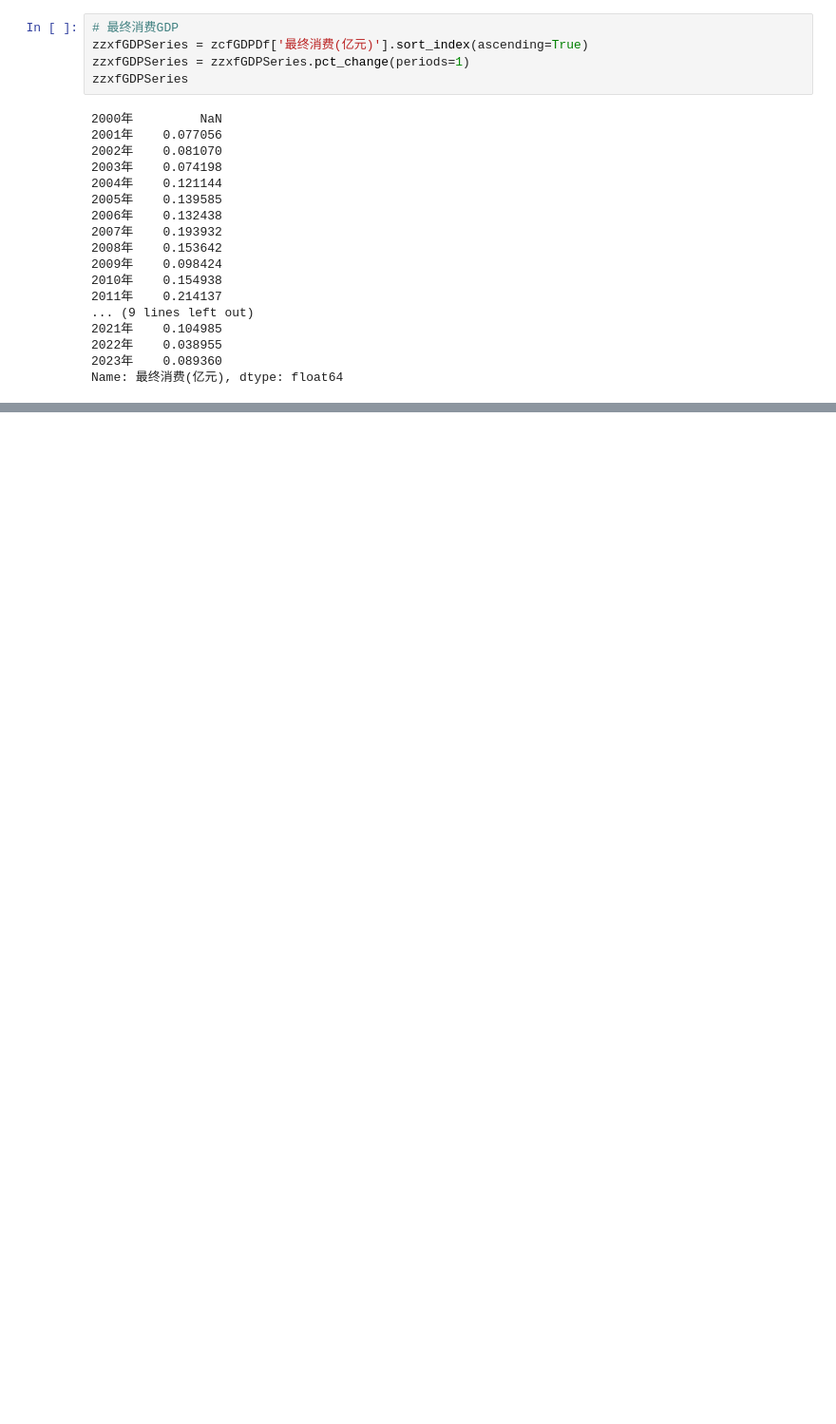
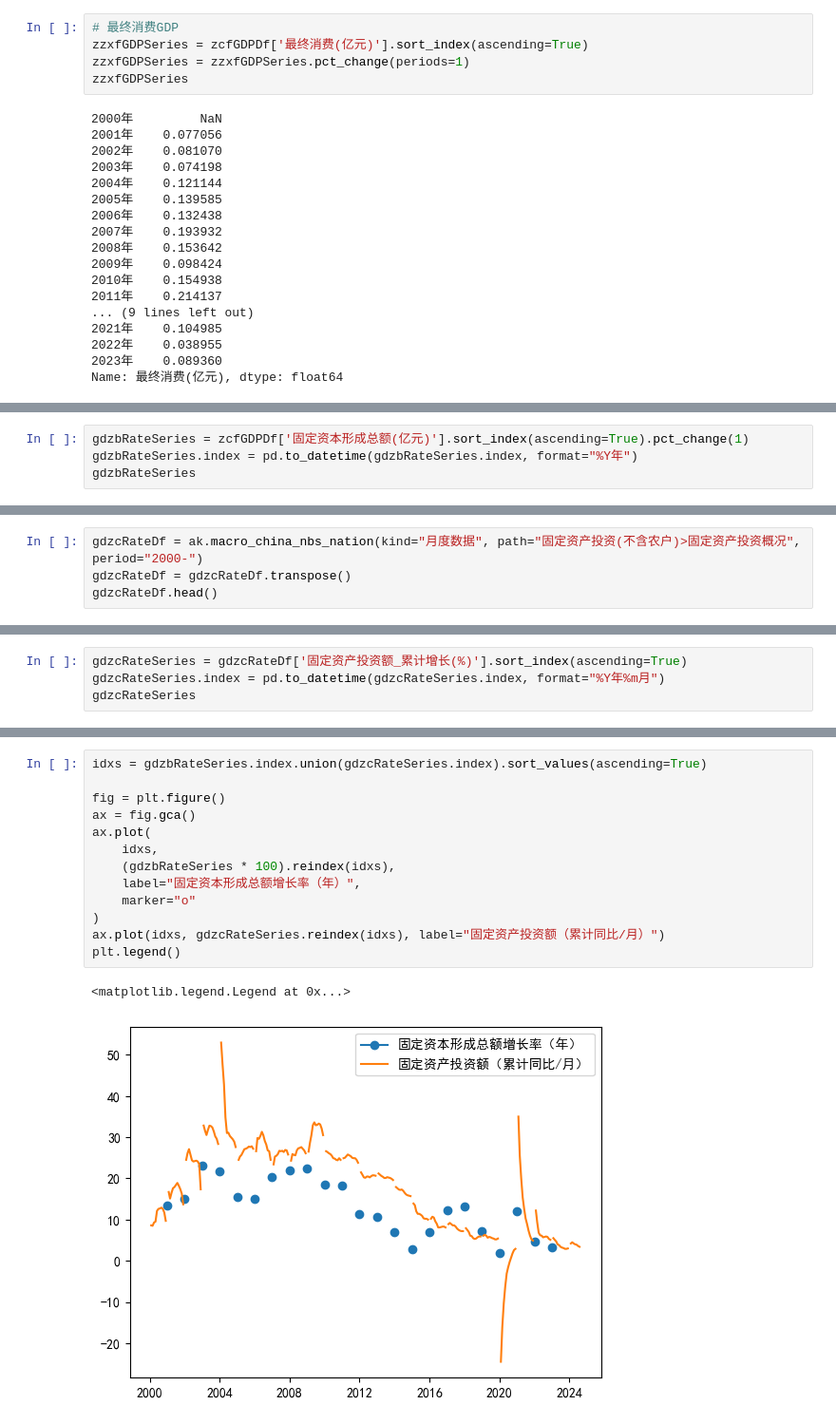
Before and after one commit to kampfer/various-data, a Jupyter notebook: src/researches/jupyter/gdp.ipynb, the cells around one changed output, grey strips where cells are left out. Shown at 95% size. Cells and saved outputs as stored; diff of their text form; blank space fills up the shorter version.

```diff
--- a/src/researches/jupyter/gdp.ipynb
+++ b/src/researches/jupyter/gdp.ipynb
@@ -704,0 +721,4 @@ plt.legend()
+# %%
+gdzbRateSeries = zcfGDPDf['固定资本形成总额(亿元)'].sort_index(ascending=True).pct_change(1)
+gdzbRateSeries.index = pd.to_datetime(gdzbRateSeries.index, format="%Y年")
+gdzbRateSeries
@@ -704,0 +743,4 @@ plt.legend()
+# %%
+gdzcRateDf = ak.macro_china_nbs_nation(kind="月度数据", path="固定资产投资(不含农户)>固定资产投资概况", period="2000-")
+gdzcRateDf = gdzcRateDf.transpose()
+gdzcRateDf.head()
@@ -704,0 +754,4 @@ plt.legend()
+# %%
+gdzcRateSeries = gdzcRateDf['固定资产投资额_累计增长(%)'].sort_index(ascending=True)
+gdzcRateSeries.index = pd.to_datetime(gdzcRateSeries.index, format="%Y年%m月")
+gdzcRateSeries
@@ -704,0 +771,16 @@ plt.legend()
+# %%
+idxs = gdzbRateSeries.index.union(gdzcRateSeries.index).sort_values(ascending=True)
+
+fig = plt.figure()
+ax = fig.gca()
+ax.plot(
+    idxs,
+    (gdzbRateSeries * 100).reindex(idxs),
+    label="固定资本形成总额增长率（年）",
+    marker="o"
+)
+ax.plot(idxs, gdzcRateSeries.reindex(idxs), label="固定资产投资额（累计同比/月）")
+plt.legend()
+# %% [output]
+<matplotlib.legend.Legend at 0x...>
+[figure, added]
```
Also changed, not shown: parts of 8 cells of this notebook.
